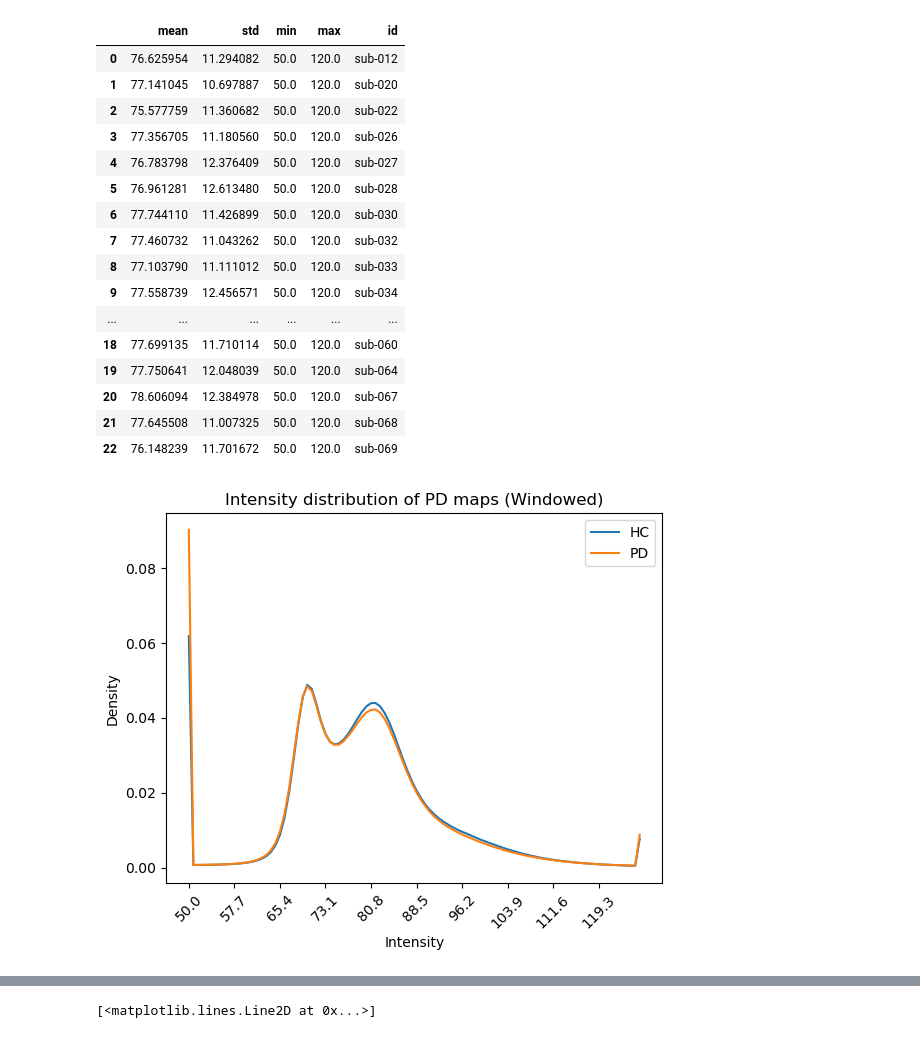
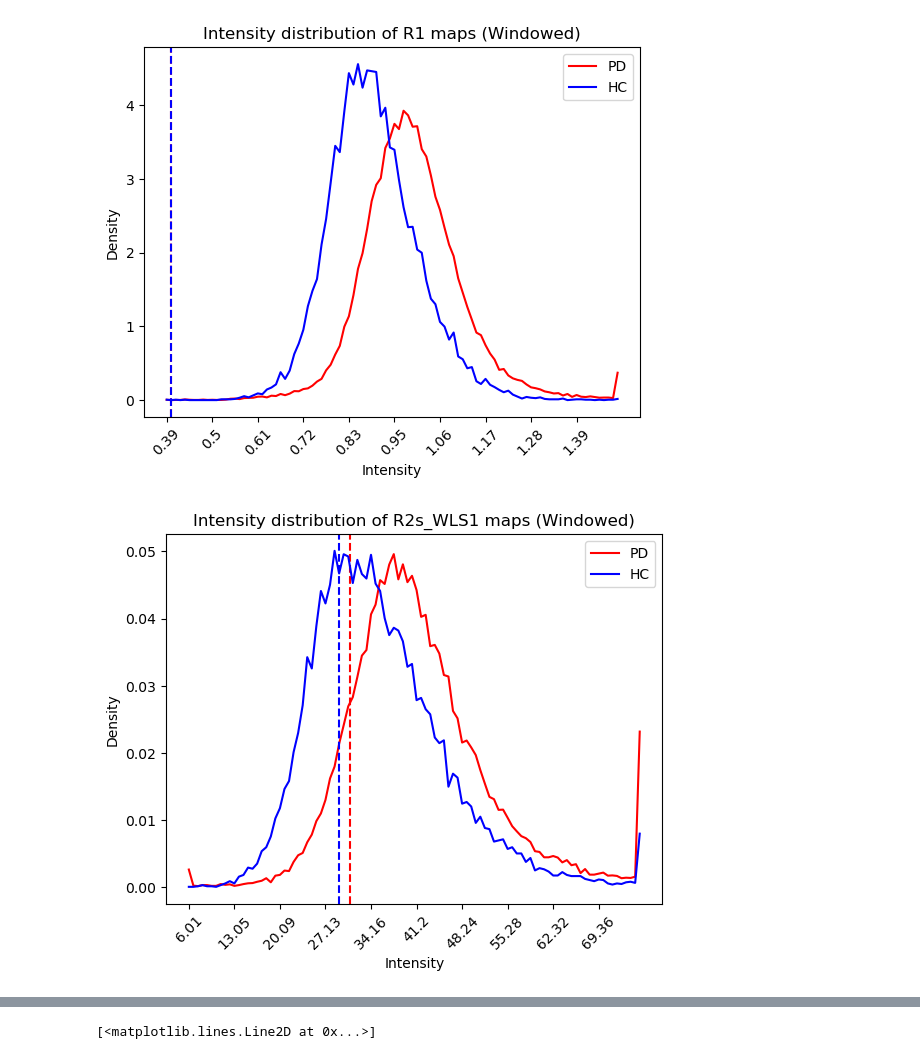
Before and after one commit to alexCortinaU/parkinson_classification, a Jupyter notebook: stats.ipynb, the cells around one changed output, grey strips where cells are left out. Saved outputs shown, nothing was run; the diff lists cells and outputs as text; code cells hidden in the pictures.

```diff
--- a/stats.ipynb
+++ b/stats.ipynb
@@ -73,6 +111,7 @@ md_df_hc_m = md_df_hc[md_df_hc['sex'] == 0]
 
 md_df_pd = md_df[md_df['group'] == 1]
 md_df_pd.drop(md_df_pd[md_df_pd['id'] == 'sub-058'].index, inplace=True)
+md_df_pd.drop(md_df_pd[md_df_pd['id'] == 'sub-016'].index, inplace=True)
 md_df_pd_f = md_df_pd[md_df_pd['sex'] == 1]
 md_df_pd_m = md_df_pd[md_df_pd['sex'] == 0]
 # %% [output]
@@ -86,13 +129,19 @@ See the caveats in the documentation: https://pandas.pydata.org/pandas-docs/stab
 group = 'PD'
 for map_type in ['R1', 'R2s_WLS1', 'MTsat', 'PD_R2scorr']:
 
-    intens_hc_f, _ = get_intensity_distribution(md_df_pd_f, root_dir, [map_type], windowed=True)
-    intens_hc_m, _ = get_intensity_distribution(md_df_pd_m, root_dir, [map_type], windowed=True)
+    intens_hc_f, stats_f = get_intensity_distribution(md_df_pd_f, root_dir, [map_type], windowed=True, group=group)
+    intens_hc_m, stats_m = get_intensity_distribution(md_df_pd_m, root_dir, [map_type], windowed=True, group=group)
 
+    mean_f = np.mean(intens_hc_f)
+    mean_m = np.mean(intens_hc_m)
     hist_hc, edges = np.histogram(intens_hc_f, bins=100, range=(np.min(intens_hc_f), np.max(intens_hc_f)), density=True)
-    plt.plot(hist_hc, label='f')
+    plt.plot(hist_hc, label='f', color='r')
+    # plot vertical line with mean
+    plt.axvline(mean_f, color='r', linestyle='--')
     hist_pd, edges = np.histogram(intens_hc_m, bins=100, range=(np.min(intens_hc_m), np.max(intens_hc_m)), density=True)
-    plt.plot(hist_pd, label='m')
+    plt.plot(hist_pd, label='m', color='b')
+    # plot vertical line with mean
+    plt.axvline(mean_m, color='b', linestyle='--')
     plt.legend()
     plt.xlabel('Intensity')
     plt.ylabel('Density')
@@ -108,34 +157,27 @@ for map_type in ['R1', 'R2s_WLS1', 'MTsat', 'PD_R2scorr']:
-# %%
-stats_hc
-# %% [output]
-|  | mean | std | min | max | id |
-| 0 | 76.625954 | 11.294082 | 50.0 | 120.0 | sub-012 |
-| 1 | 77.141045 | 10.697887 | 50.0 | 120.0 | sub-020 |
-| 2 | 75.577759 | 11.360682 | 50.0 | 120.0 | sub-022 |
-| 3 | 77.356705 | 11.180560 | 50.0 | 120.0 | sub-026 |
-| 4 | 76.783798 | 12.376409 | 50.0 | 120.0 | sub-027 |
-| 5 | 76.961281 | 12.613480 | 50.0 | 120.0 | sub-028 |
-| 6 | 77.744110 | 11.426899 | 50.0 | 120.0 | sub-030 |
-| 7 | 77.460732 | 11.043262 | 50.0 | 120.0 | sub-032 |
-| 8 | 77.103790 | 11.111012 | 50.0 | 120.0 | sub-033 |
-| 9 | 77.558739 | 12.456571 | 50.0 | 120.0 | sub-034 |
-| ... | ... | ... | ... | ... | ... |
-| 18 | 77.699135 | 11.710114 | 50.0 | 120.0 | sub-060 |
-| 19 | 77.750641 | 12.048039 | 50.0 | 120.0 | sub-064 |
-| 20 | 78.606094 | 12.384978 | 50.0 | 120.0 | sub-067 |
-| 21 | 77.645508 | 11.007325 | 50.0 | 120.0 | sub-068 |
-| 22 | 76.148239 | 11.701672 | 50.0 | 120.0 | sub-069 |
 # %%
-hist_hc, edges = np.histogram(intens_hc, bins=100, range=(np.min(intens_hc), np.max(intens_hc)), density=True)
-plt.plot(hist_hc, label='HC')
-hist_pd, edges = np.histogram(intens_pd, bins=100, range=(np.min(intens_pd), np.max(intens_pd)), density=True)
-plt.plot(hist_pd, label='PD')
-plt.legend()
-plt.xlabel('Intensity')
-plt.ylabel('Density')
-plt.title('Intensity distribution of PD maps (Windowed)')
-# correct ticks with edges
-plt.xticks(np.arange(0, 100, 10), edges[::11].round(2), rotation=45)
-plt.show()
+group = 'PD'
+for map_type in ['R1', 'R2s_WLS1', 'MTsat', 'PD_R2scorr']:
+
+    intens_hc_f, _ = get_intensity_distribution(md_df_pd, root_dir, [map_type], windowed=True, group='PD')
+    intens_hc_m, _ = get_intensity_distribution(md_df_hc, root_dir, [map_type], windowed=True, group='HC')
+
+    mean_f = np.mean(intens_hc_f)
+    mean_m = np.mean(intens_hc_m)
+    hist_hc, edges = np.histogram(intens_hc_f, bins=100, range=(np.min(intens_hc_f), np.max(intens_hc_f)), density=True)
+    plt.plot(hist_hc, label='PD', color='r')
+    # plot vertical line with mean
+    plt.axvline(mean_f, color='r', linestyle='--')
+    hist_pd, edges = np.histogram(intens_hc_m, bins=100, range=(np.min(intens_hc_m), np.max(intens_hc_m)), density=True)
+    plt.plot(hist_pd, label='HC', color='b')
+    # plot vertical line with mean
+    plt.axvline(mean_m, color='b', linestyle='--')
+    plt.legend()
+    plt.xlabel('Intensity')
+    plt.ylabel('Density')
+    plt.title(f'Intensity distribution of {map_type} maps (Windowed)')
+    # correct ticks with edges
+    plt.xticks(np.arange(0, 100, 10), edges[::11].round(2), rotation=45)
+    plt.show()
 # %% [output]
-[figure, old version]
+[figure, new version]
+[figure, added]
```
Also changed, not shown: parts of 7 cells of this notebook.
